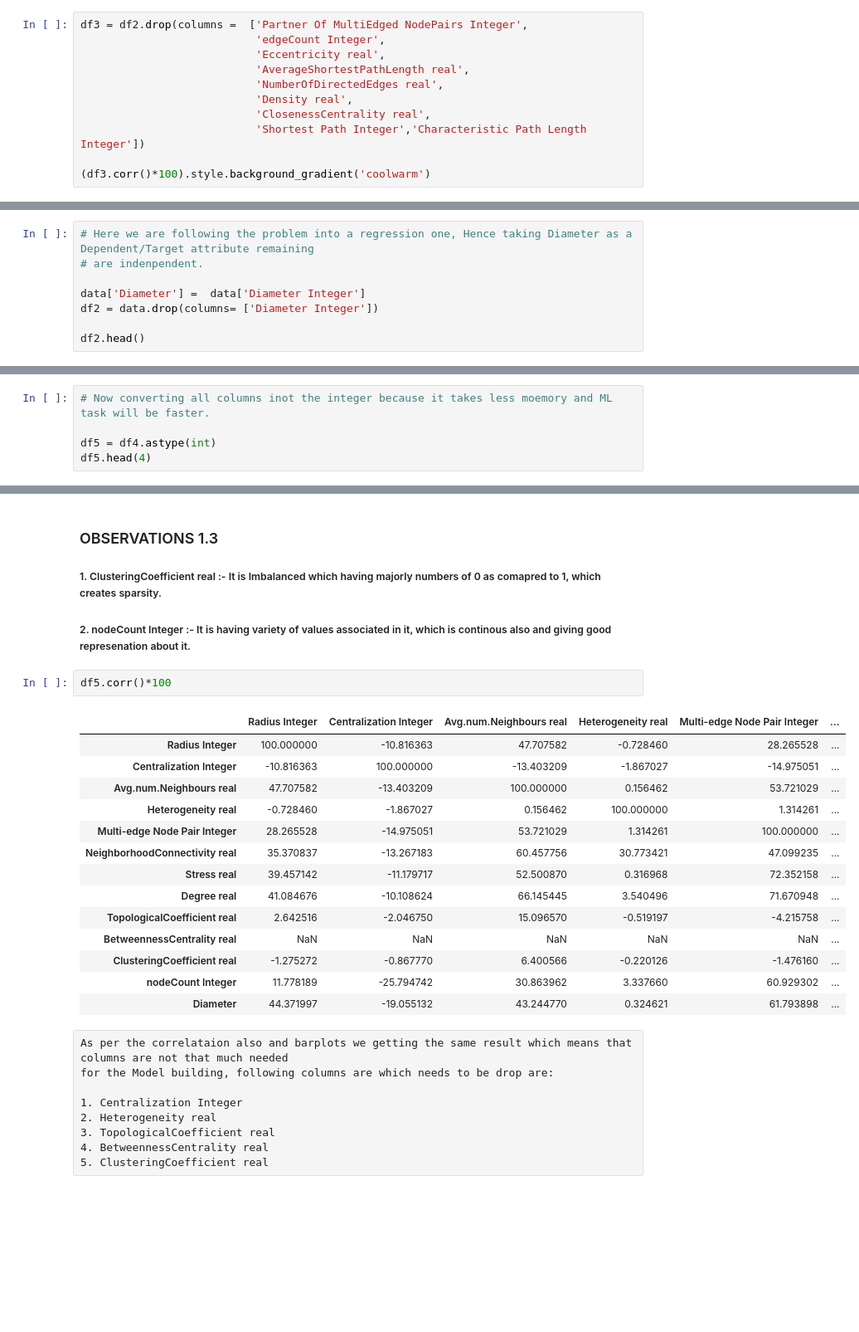
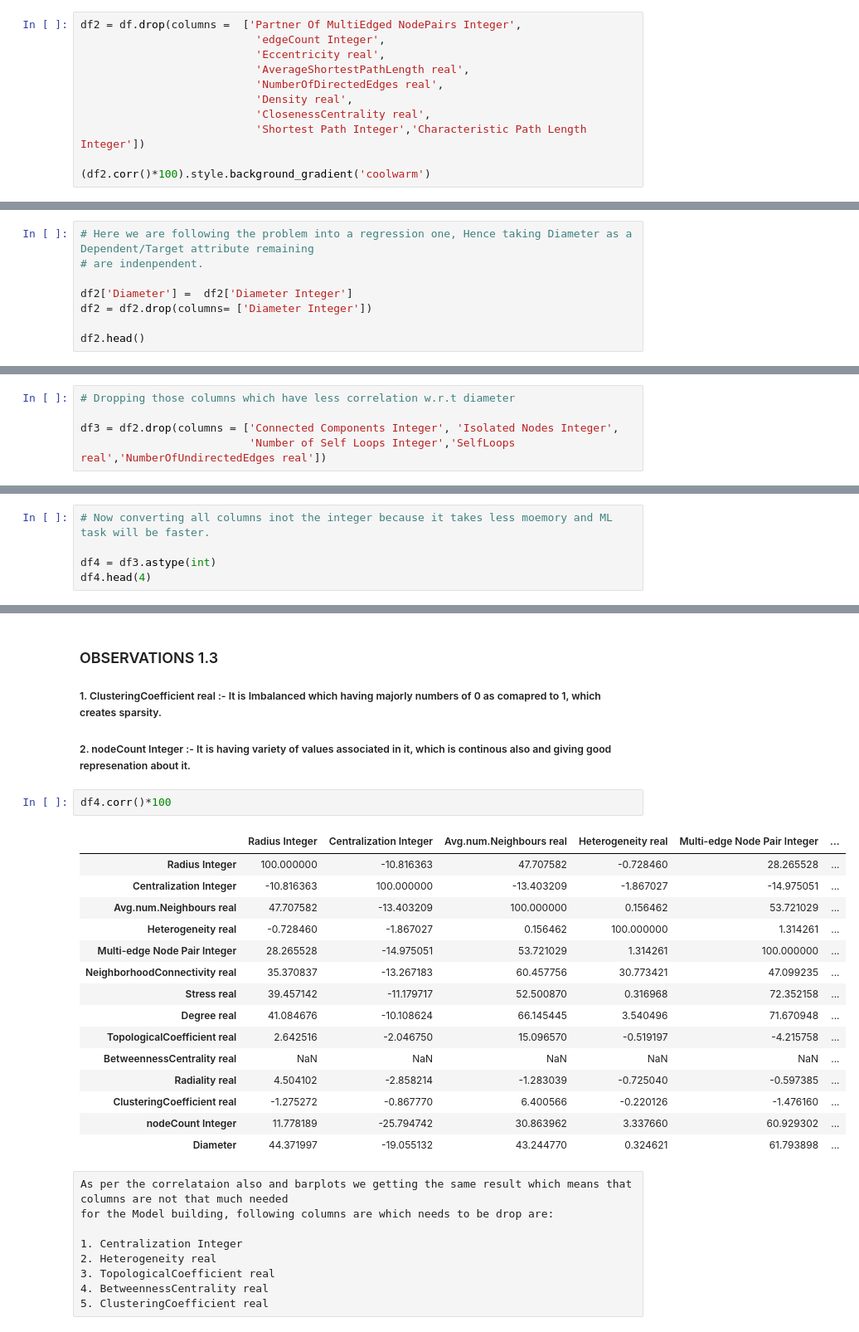
Before and after one commit to Dikshaverm/KEGG-Metabolic-Reaction-Network-Undirected-, a Jupyter notebook: KEGG Data.ipynb, the cells around one changed output, grey strips where cells are left out. Shown at 83% size. Drawn from its saved outputs; the diff is of its cells as text; blank space fills up the shorter version.

```diff
--- a/KEGG Data.ipynb
+++ b/KEGG Data.ipynb
@@ -238,5 +243,5 @@ data.to_csv('Output2.csv',index=True)
 # %%
-df3 = df2.drop(columns =  ['Partner Of MultiEdged NodePairs Integer',
+df2 = df.drop(columns =  ['Partner Of MultiEdged NodePairs Integer',
                            'edgeCount Integer',
                            'Eccentricity real',
                            'AverageShortestPathLength real',
@@ -245,5 +250,5 @@ df3 = df2.drop(columns =  ['Partner Of MultiEdged NodePairs Integer',
                            'ClosenessCentrality real',
                            'Shortest Path Integer','Characteristic Path Length Integer'])
 
-(df3.corr()*100).style.background_gradient('coolwarm')
+(df2.corr()*100).style.background_gradient('coolwarm')
 # %% [output]
@@ -298,8 +294,8 @@ df2.drop(columns = ['Pathway text','Connected Components Integer', 'Isolated Nod
 # Here we are following the problem into a regression one, Hence taking Diameter as a Dependent/Target attribute remaining
 # are indenpendent.
 
-data['Diameter'] =  data['Diameter Integer']
-df2 = data.drop(columns= ['Diameter Integer'])
+df2['Diameter'] =  df2['Diameter Integer']
+df2 = df2.drop(columns= ['Diameter Integer'])
 
 df2.head()
 # %% [output]
@@ -332,0 +328,5 @@ df2.head()
+# %%
+# Dropping those columns which have less correlation w.r.t diameter
+
+df3 = df2.drop(columns = ['Connected Components Integer', 'Isolated Nodes Integer',
+                          'Number of Self Loops Integer','SelfLoops real','NumberOfUndirectedEdges real'])
@@ -333,8 +373,8 @@ df2.head()
 # %%
 # Now converting all columns inot the integer because it takes less moemory and ML task will be faster.
 
-df5 = df4.astype(int)
-df5.head(4)
+df4 = df3.astype(int)
+df4.head(4)
 # %% [output]
 |  | Radius Integer | Centralization Integer | Avg.num.Neighbours real | Heterogeneity real | Multi-edge Node Pair Integer | ... |
 | 0 | 5 | 0 | 2 | 0 | 18 | ... |
@@ -458,19 +494,20 @@ plot2('nodeCount Integer')
 ##### 1. ClusteringCoefficient real :- It is Imbalanced which having majorly numbers of 0 as comapred to 1, which creates sparsity.
 ##### 2. nodeCount Integer :-  It is having variety of values associated in it, which is continous also and giving good represenation about it.
 # %%
-df5.corr()*100
+df4.corr()*100
 # %% [output]
 |  | Radius Integer | Centralization Integer | Avg.num.Neighbours real | Heterogeneity real | Multi-edge Node Pair Integer | ... |
 | Radius Integer | 100.000000 | -10.816363 | 47.707582 | -0.728460 | 28.265528 | ... |
 | Centralization Integer | -10.816363 | 100.000000 | -13.403209 | -1.867027 | -14.975051 | ... |
 | Avg.num.Neighbours real | 47.707582 | -13.403209 | 100.000000 | 0.156462 | 53.721029 | ... |
 | Heterogeneity real | -0.728460 | -1.867027 | 0.156462 | 100.000000 | 1.314261 | ... |
 | Multi-edge Node Pair Integer | 28.265528 | -14.975051 | 53.721029 | 1.314261 | 100.000000 | ... |
 | NeighborhoodConnectivity real | 35.370837 | -13.267183 | 60.457756 | 30.773421 | 47.099235 | ... |
 | Stress real | 39.457142 | -11.179717 | 52.500870 | 0.316968 | 72.352158 | ... |
 | Degree real | 41.084676 | -10.108624 | 66.145445 | 3.540496 | 71.670948 | ... |
 | TopologicalCoefficient real | 2.642516 | -2.046750 | 15.096570 | -0.519197 | -4.215758 | ... |
 | BetweennessCentrality real | NaN | NaN | NaN | NaN | NaN | ... |
+| Radiality real | 4.504102 | -2.858214 | -1.283039 | -0.725040 | -0.597385 | ... |
 | ClusteringCoefficient real | -1.275272 | -0.867770 | 6.400566 | -0.220126 | -1.476160 | ... |
 | nodeCount Integer | 11.778189 | -25.794742 | 30.863962 | 3.337660 | 60.929302 | ... |
 | Diameter | 44.371997 | -19.055132 | 43.244770 | 0.324621 | 61.793898 | ... |
```
Also changed, not shown: parts of 41 cells of this notebook, 1 other file.
